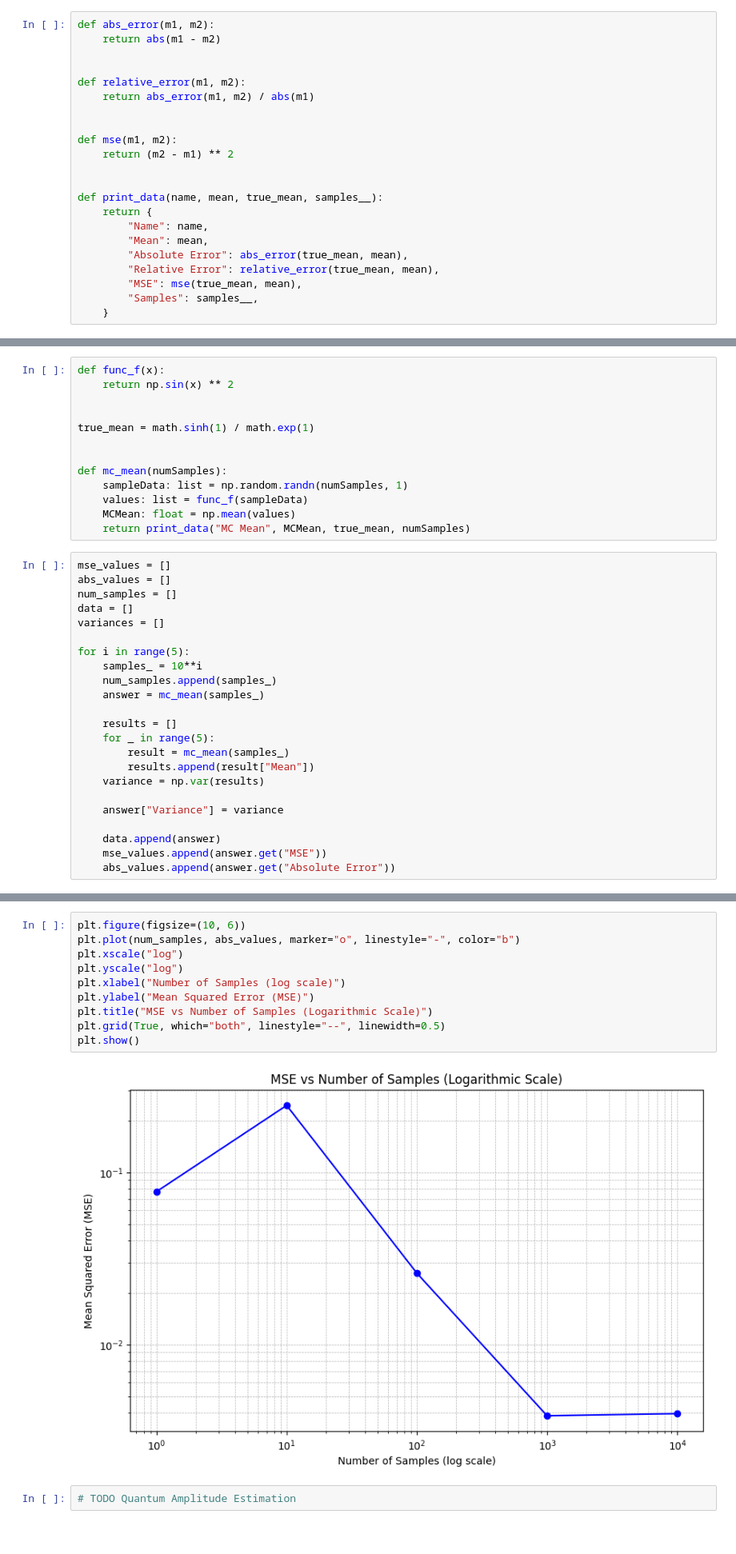
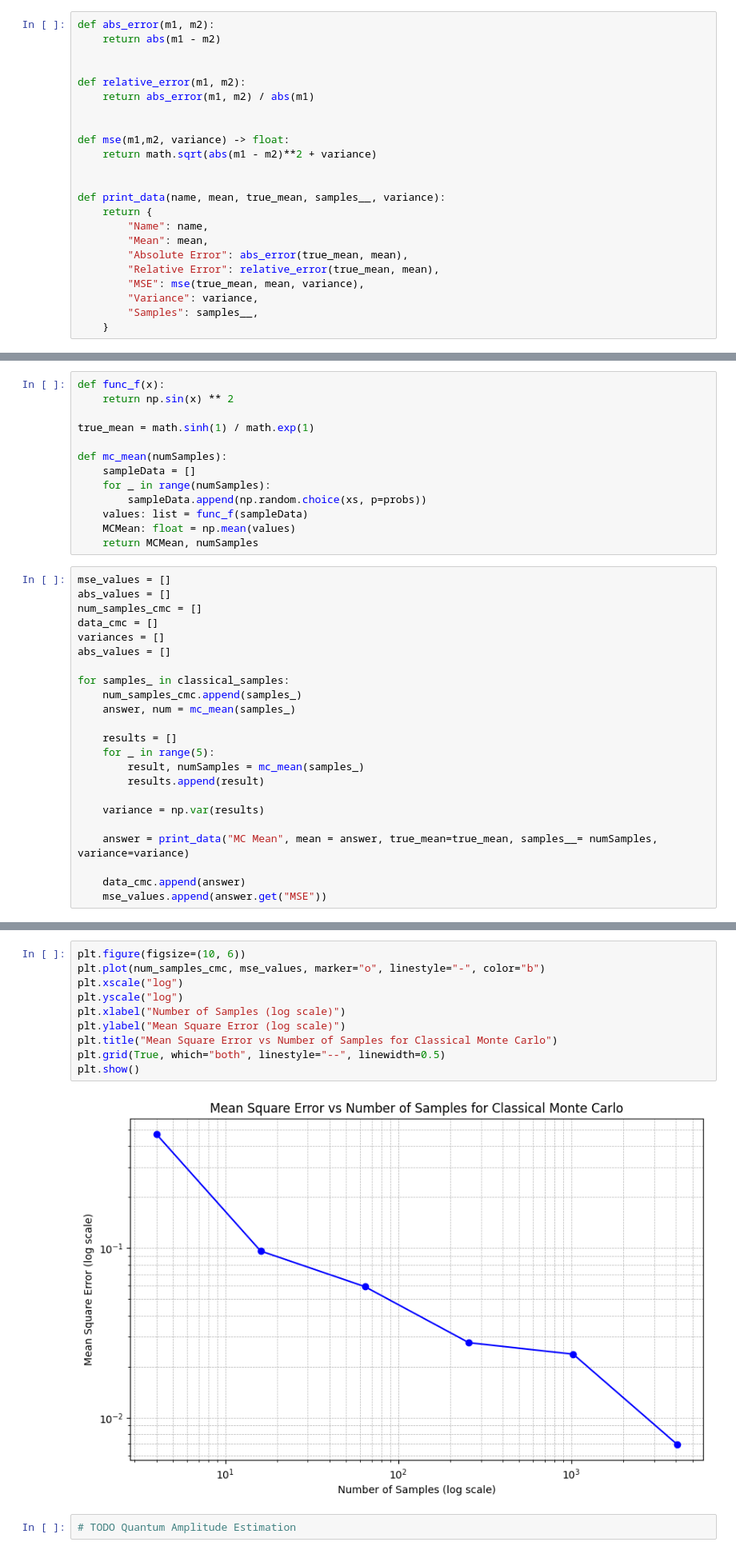
Before and after one commit to DanielVenter/MSci-Dissertation, a Jupyter notebook: Number of Simulations Experiment/NumberofSimulationsExperiment.ipynb, the cells around one changed output, grey strips where cells are left out. Shown at 80% size. Saved outputs shown, nothing was run; the diff lists cells and outputs as text.

```diff
--- a/Number of Simulations Experiment/NumberofSimulationsExperiment.ipynb
+++ b/Number of Simulations Experiment/NumberofSimulationsExperiment.ipynb
@@ -14,16 +14,17 @@ def relative_error(m1, m2):
     return abs_error(m1, m2) / abs(m1)
 
 
-def mse(m1, m2):
-    return (m2 - m1) ** 2
+def mse(m1,m2, variance) -> float:
+    return math.sqrt(abs(m1 - m2)**2 + variance)
 
 
-def print_data(name, mean, true_mean, samples__):
+def print_data(name, mean, true_mean, samples__, variance):
     return {
         "Name": name,
         "Mean": mean,
         "Absolute Error": abs_error(true_mean, mean),
         "Relative Error": relative_error(true_mean, mean),
-        "MSE": mse(true_mean, mean),
+        "MSE": mse(true_mean, mean, variance),
+        "Variance": variance,
         "Samples": samples__,
     }
@@ -31,36 +77,36 @@ def print_data(name, mean, true_mean, samples__):
 def func_f(x):
     return np.sin(x) ** 2
 
-
 true_mean = math.sinh(1) / math.exp(1)
 
-
 def mc_mean(numSamples):
-    sampleData: list = np.random.randn(numSamples, 1)
+    sampleData = []
+    for _ in range(numSamples):
+        sampleData.append(np.random.choice(xs, p=probs))
     values: list = func_f(sampleData)
     MCMean: float = np.mean(values)
-    return print_data("MC Mean", MCMean, true_mean, numSamples)
+    return MCMean, numSamples
 # %%
 mse_values = []
 abs_values = []
-num_samples = []
-data = []
+num_samples_cmc = []
+data_cmc = []
 variances = []
+abs_values = []
 
-for i in range(5):
-    samples_ = 10**i
-    num_samples.append(samples_)
-    answer = mc_mean(samples_)
+for samples_ in classical_samples:
+    num_samples_cmc.append(samples_)
+    answer, num = mc_mean(samples_)
 
     results = []
     for _ in range(5):
-        result = mc_mean(samples_)
-        results.append(result["Mean"])
+        result, numSamples = mc_mean(samples_)
+        results.append(result)
+
     variance = np.var(results)
 
-    answer["Variance"] = variance
+    answer = print_data("MC Mean", mean = answer, true_mean=true_mean, samples__= numSamples, variance=variance)
 
-    data.append(answer)
+    data_cmc.append(answer)
     mse_values.append(answer.get("MSE"))
-    abs_values.append(answer.get("Absolute Error"))
 # %%
@@ -84,14 +135,14 @@ print(df)
 # %%
 plt.figure(figsize=(10, 6))
-plt.plot(num_samples, abs_values, marker="o", linestyle="-", color="b")
+plt.plot(num_samples_cmc, mse_values, marker="o", linestyle="-", color="b")
 plt.xscale("log")
 plt.yscale("log")
 plt.xlabel("Number of Samples (log scale)")
-plt.ylabel("Mean Squared Error (MSE)")
-plt.title("MSE vs Number of Samples (Logarithmic Scale)")
+plt.ylabel("Mean Square Error (log scale)")
+plt.title("Mean Square Error vs Number of Samples for Classical Monte Carlo")
 plt.grid(True, which="both", linestyle="--", linewidth=0.5)
 plt.show()
 # %% [output]
-[figure, old version]
+[figure, new version]
 # %%
 # TODO Quantum Amplitude Estimation
```
Also changed, not shown: parts of 8 cells of this notebook, 5 other files.
